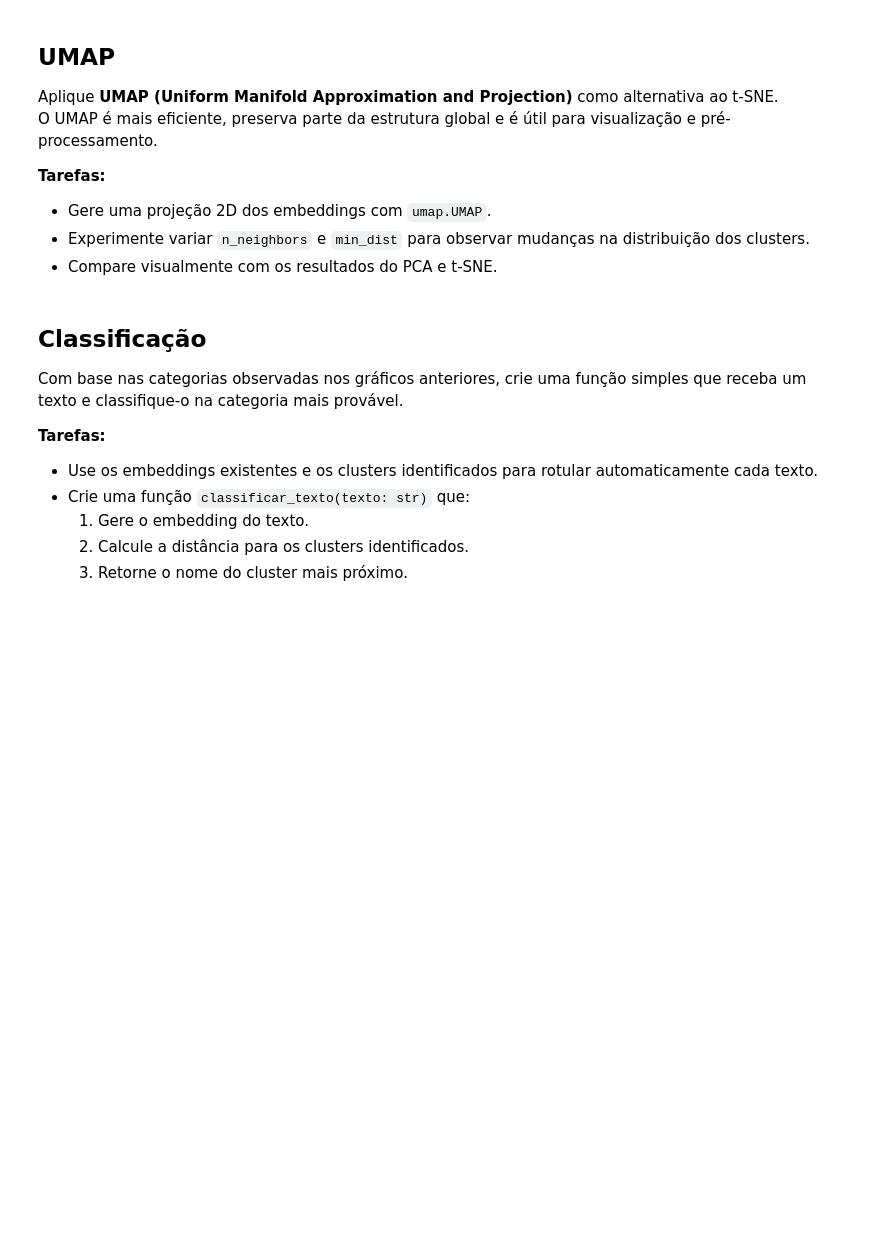
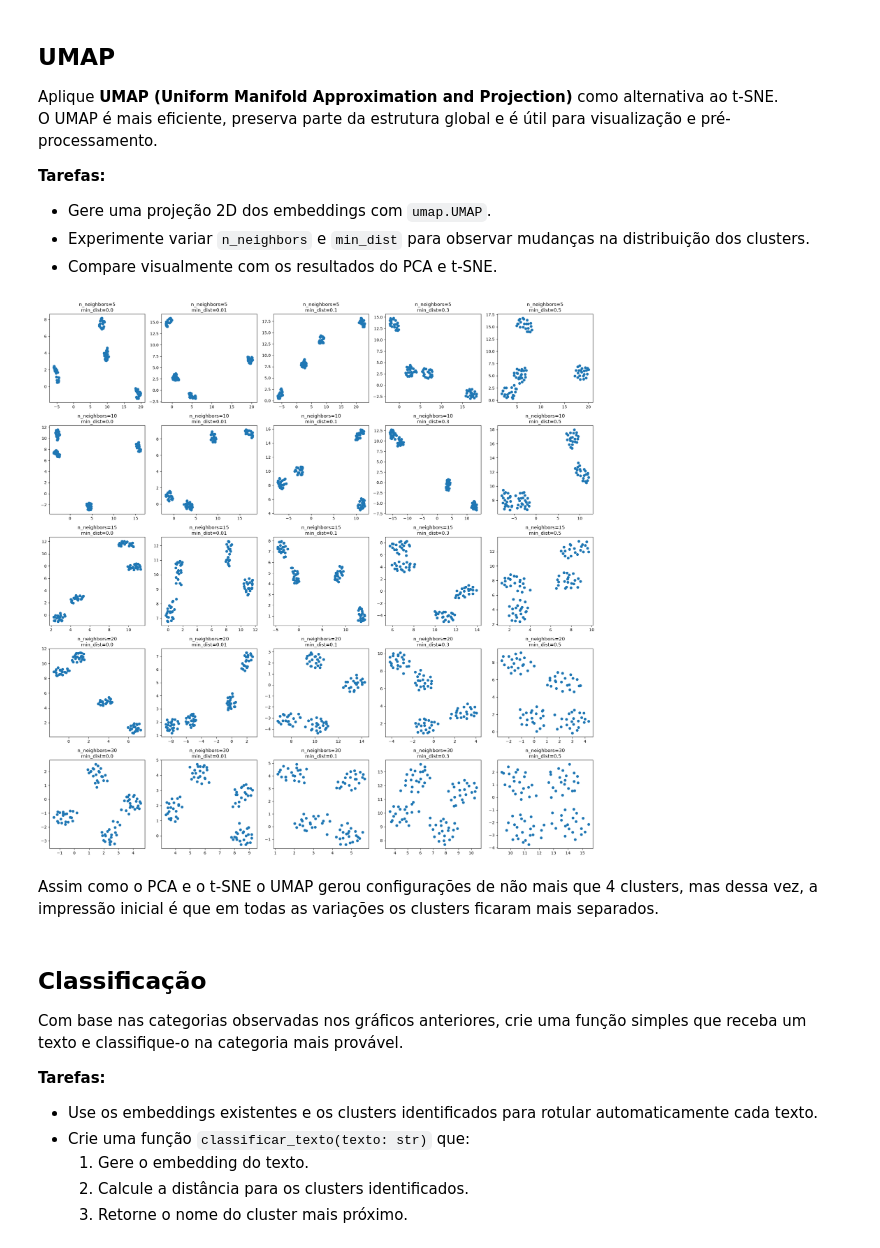
Before and after one commit to vleema/unsupervised-learning, a Jupyter notebook: 12 - Embeddings Analysis.ipynb, the cells around one changed output. Cells and saved outputs as stored; diff of their text form; code cells hidden in the pictures; blank space fills up the shorter version.

```diff
--- a/12 - Embeddings Analysis.ipynb
+++ b/12 - Embeddings Analysis.ipynb
@@ -131,3 +333,36 @@ O UMAP é mais eficiente, preserva parte da estrutura global e é útil para vis
+# %%
+nnbrs = [5, 10, 15, 20, 30]
+mindists = [0.0, 0.01, 0.1, 0.3, 0.5]
+
+fig, axs = plt.subplots(
+    nrows=len(nnbrs),
+    ncols=len(mindists),
+    figsize=(4 * len(mindists), 4 * len(nnbrs)),
+)
+
+for i, n_neighbors in enumerate(nnbrs):
+    for j, min_dist in enumerate(mindists):
+        umap = UMAP(
+            n_components=2,
+            n_neighbors=n_neighbors,
+            min_dist=min_dist,
+        )
+
+        X_umap = umap.fit_transform(X)
+
+        ax = axs[i, j]
+        ax.scatter(
+            X_umap[:, 0],
+            X_umap[:, 1],
+        )
+        ax.set_title(f"n_neighbors={n_neighbors}\nmin_dist={min_dist}")
+
+plt.tight_layout()
+plt.show()
+# %% [output]
+[figure, added]
+# %% [markdown]
+Assim como o PCA e o t-SNE o UMAP gerou configurações de não mais que 4 clusters, mas dessa vez, a impressão inicial é que em todas as variações os clusters ficaram mais separados.
 # %% [markdown]
 ## Classificação
 
```
Also changed, not shown: parts of 25 cells of this notebook, 10 other files.
